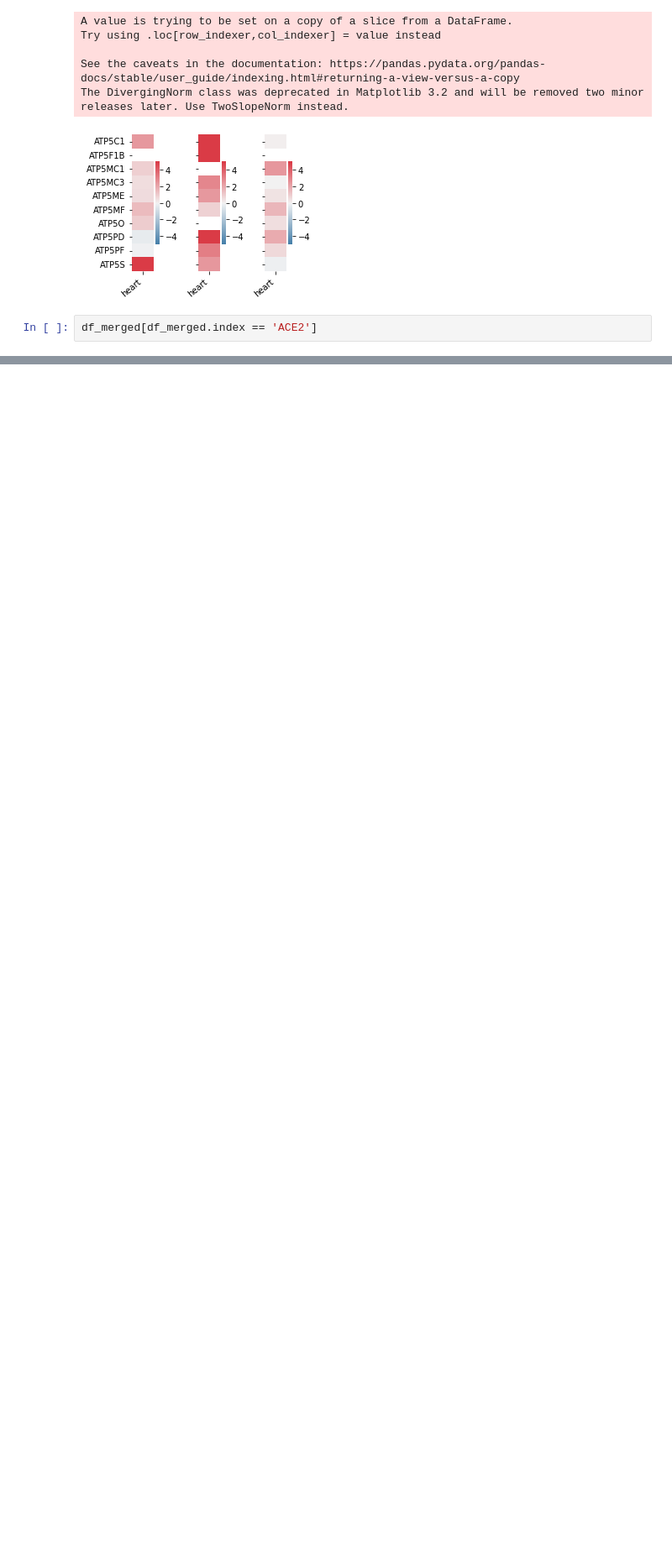
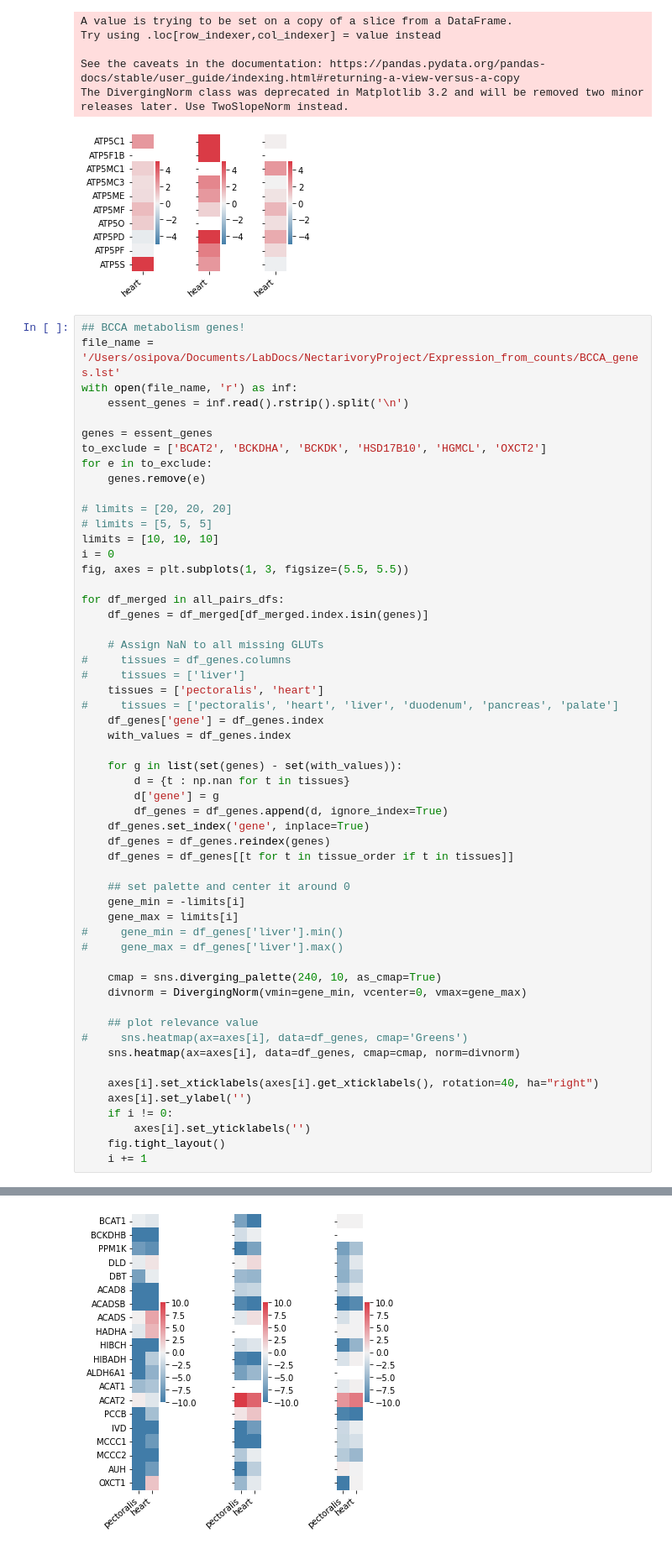
Before and after one commit to osipovarev/Transcriptome_for_NectarGenomics, a Jupyter notebook: up_down_DE_genes_analysis.ipynb, the cells around one changed output, grey strips where cells are left out. Shown: that part at 84% size. Cells and saved outputs as stored; diff of their text form; blank space fills up the shorter version.

Commit message:
backed up changes from Thu Apr 27 07:33:47 EDT 2023 in the project /Users/osipova/Documents/LabDocs/Bird_transcriptomics/Transcriptome_for_NectarGenomics

```diff
--- a/up_down_DE_genes_analysis.ipynb
+++ b/up_down_DE_genes_analysis.ipynb
@@ -511,5 +490,58 @@ See the caveats in the documentation: https://pandas.pydata.org/pandas-docs/stab
 The DivergingNorm class was deprecated in Matplotlib 3.2 and will be removed two minor releases later. Use TwoSlopeNorm instead.
 [figure]
 # %%
-df_merged[df_merged.index == 'ACE2']
+## BCCA metabolism genes!
+file_name = '/Users/osipova/Documents/LabDocs/NectarivoryProject/Expression_from_counts/BCCA_genes.lst'
+with open(file_name, 'r') as inf:
+    essent_genes = inf.read().rstrip().split('\n')
+
+genes = essent_genes
+to_exclude = ['BCAT2', 'BCKDHA', 'BCKDK', 'HSD17B10', 'HGMCL', 'OXCT2']
+for e in to_exclude:
+    genes.remove(e)
+
+# limits = [20, 20, 20]
+# limits = [5, 5, 5]
+limits = [10, 10, 10]
+i = 0
+fig, axes = plt.subplots(1, 3, figsize=(5.5, 5.5))
+
+for df_merged in all_pairs_dfs:
+    df_genes = df_merged[df_merged.index.isin(genes)]
+
+    # Assign NaN to all missing GLUTs
+#     tissues = df_genes.columns
+#     tissues = ['liver']
+    tissues = ['pectoralis', 'heart']
+#     tissues = ['pectoralis', 'heart', 'liver', 'duodenum', 'pancreas', 'palate']
+    df_genes['gene'] = df_genes.index
+    with_values = df_genes.index
+
+    for g in list(set(genes) - set(with_values)):
+        d = {t : np.nan for t in tissues}
+        d['gene'] = g
+        df_genes = df_genes.append(d, ignore_index=True)
+    df_genes.set_index('gene', inplace=True)
+    df_genes = df_genes.reindex(genes)
+    df_genes = df_genes[[t for t in tissue_order if t in tissues]]
+
+    ## set palette and center it around 0
+    gene_min = -limits[i]
+    gene_max = limits[i]
+#     gene_min = df_genes['liver'].min()
+#     gene_max = df_genes['liver'].max()
+
+    cmap = sns.diverging_palette(240, 10, as_cmap=True)
+    divnorm = DivergingNorm(vmin=gene_min, vcenter=0, vmax=gene_max)
+
+    ## plot relevance value
+#     sns.heatmap(ax=axes[i], data=df_genes, cmap='Greens')
+    sns.heatmap(ax=axes[i], data=df_genes, cmap=cmap, norm=divnorm)
+
+    axes[i].set_xticklabels(axes[i].get_xticklabels(), rotation=40, ha="right")
+    axes[i].set_ylabel('')
+    if i != 0:
+        axes[i].set_yticklabels('')
+    fig.tight_layout()
+    i += 1
 # %% [output]
@@ -517,0 +553 @@ df_merged[df_merged.index == 'ACE2']
+[figure, added]
```
Also changed, not shown: parts of 2 cells of this notebook.
